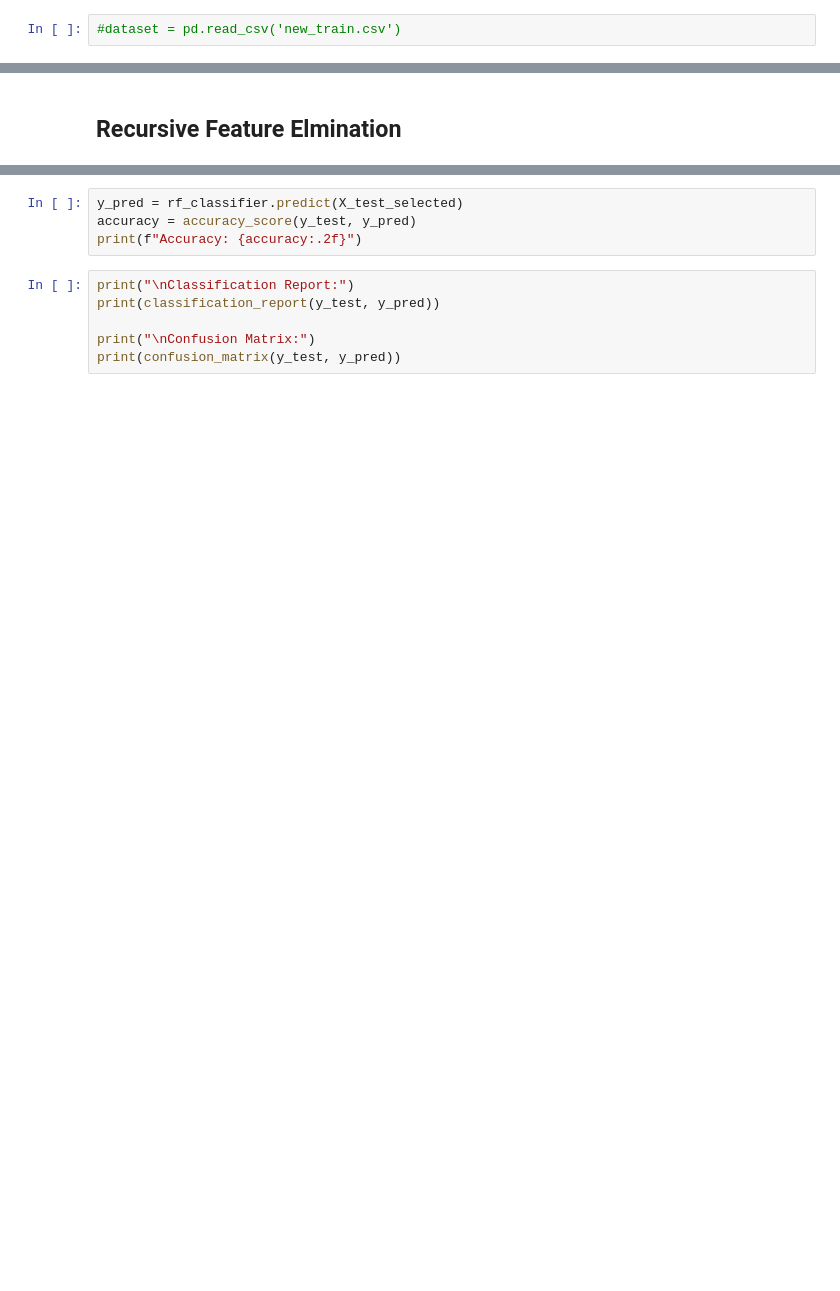
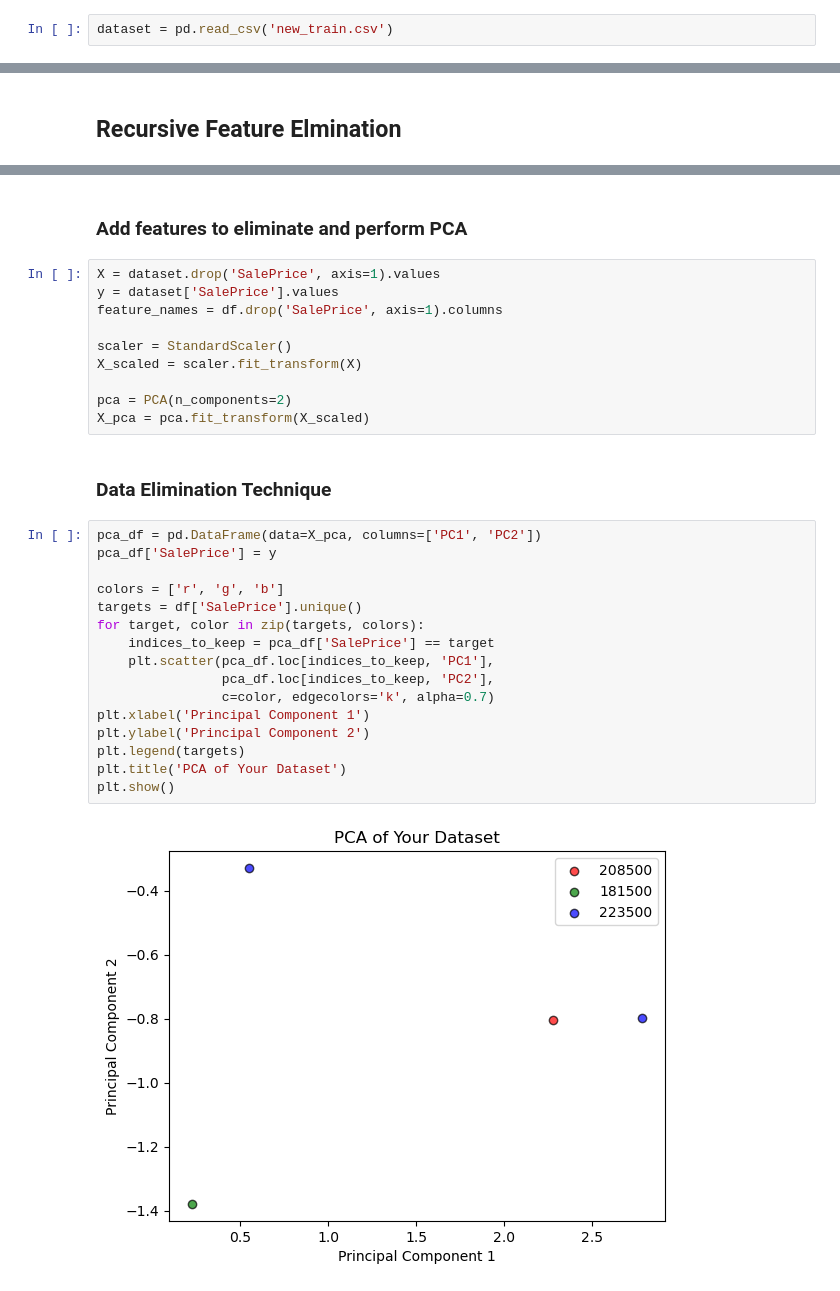
Before and after one commit to Henkomeyer/MLG-2-Assignment1-Group-6, a Jupyter notebook: Assignment-1-MLG-2-Group 6.ipynb, the cells around one changed output, grey strips where cells are left out. Cells and saved outputs as stored; diff of their text form; blank space fills up the shorter version.

```diff
--- a/Assignment-1-MLG-2-Group 6.ipynb
+++ b/Assignment-1-MLG-2-Group 6.ipynb
@@ -381,5 +407,5 @@ dataset.drop( ["YearRemodAdd"], axis =1 , inplace=True )
 # %%
-#dataset = pd.read_csv('new_train.csv')
+dataset = pd.read_csv('new_train.csv')
 # %%
 for col in dataset.columns:
         dataset[col] = dataset[col].fillna(0)
@@ -518,10 +524,32 @@ rf_classifier.fit(X_train_selected, y_train)
-# %%
-y_pred = rf_classifier.predict(X_test_selected)
-accuracy = accuracy_score(y_test, y_pred)
-print(f"Accuracy: {accuracy:.2f}")
-# %%
-print("\nClassification Report:")
-print(classification_report(y_test, y_pred))
-
-print("\nConfusion Matrix:")
-print(confusion_matrix(y_test, y_pred))
+# %% [markdown]
+### Add features to eliminate and perform PCA
+# %%
+X = dataset.drop('SalePrice', axis=1).values
+y = dataset['SalePrice'].values
+feature_names = df.drop('SalePrice', axis=1).columns
+
+scaler = StandardScaler()
+X_scaled = scaler.fit_transform(X)
+
+pca = PCA(n_components=2)
+X_pca = pca.fit_transform(X_scaled)
+# %% [markdown]
+### Data Elimination Technique
+# %%
+pca_df = pd.DataFrame(data=X_pca, columns=['PC1', 'PC2'])
+pca_df['SalePrice'] = y
+
+colors = ['r', 'g', 'b']
+targets = df['SalePrice'].unique()
+for target, color in zip(targets, colors):
+    indices_to_keep = pca_df['SalePrice'] == target
+    plt.scatter(pca_df.loc[indices_to_keep, 'PC1'],
+                pca_df.loc[indices_to_keep, 'PC2'],
+                c=color, edgecolors='k', alpha=0.7)
+plt.xlabel('Principal Component 1')
+plt.ylabel('Principal Component 2')
+plt.legend(targets)
+plt.title('PCA of Your Dataset')
+plt.show()
+# %% [output]
+[figure, added]
```
Also changed, not shown: parts of 24 cells of this notebook.
